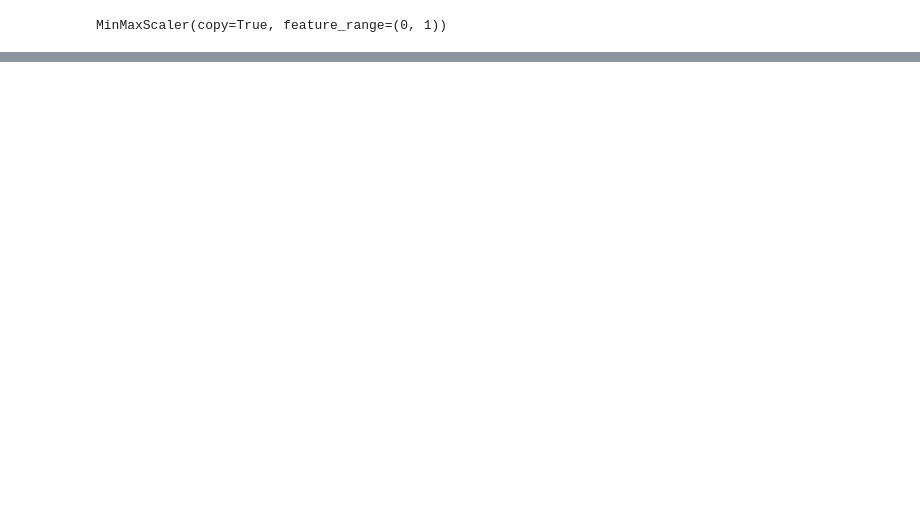
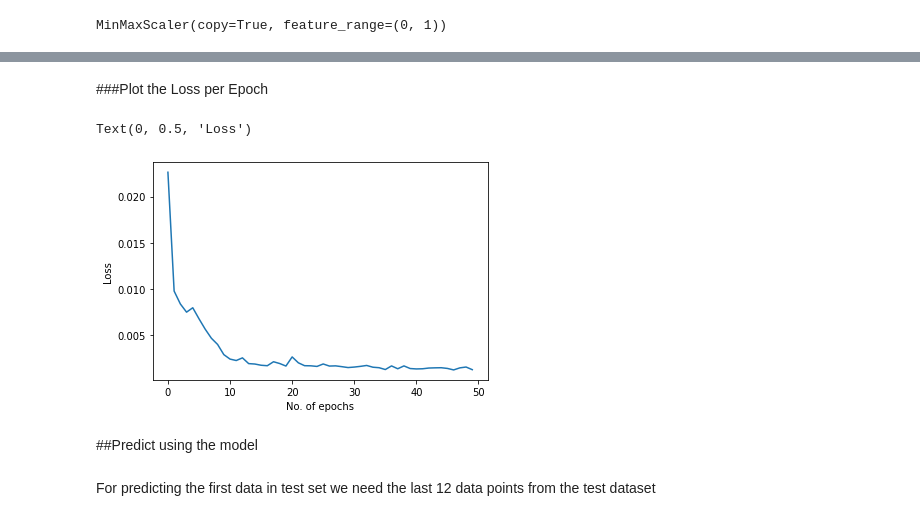
Before and after one commit to ankp6737/machinelearning, a Jupyter notebook: Univariate_Time_Series_Prediction_using_LSTM.ipynb, the cells around one changed output, grey strips where cells are left out. Cells and saved outputs as stored; diff of their text form; code cells hidden in the pictures; blank space fills up the shorter version.

```diff
--- a/Univariate_Time_Series_Prediction_using_LSTM.ipynb
+++ b/Univariate_Time_Series_Prediction_using_LSTM.ipynb
@@ -304,0 +171,15 @@ test.plot(figsize=(12,8))
+# %% [markdown]
+###Plot the Loss per Epoch
+# %%
+model.history.history.keys()                      #History.history attribute is a record of training loss values and metrics values at successive epochs
+loss_per_epoch = model.history.history['loss']    #storing the loss values at each epoch
+plt.plot(range(len(loss_per_epoch)),loss_per_epoch)   #plotting the loss values vs number of epoc
+plt.xlabel("No. of epochs")
+plt.ylabel("Loss")
+# %% [output]
+Text(0, 0.5, 'Loss')
+[figure, added]
+# %% [markdown]
+##Predict using the model
+# %% [markdown]
+For predicting the first data in test set we need the last 12 data points from the test dataset
```
Also changed, not shown: parts of 65 cells of this notebook.
